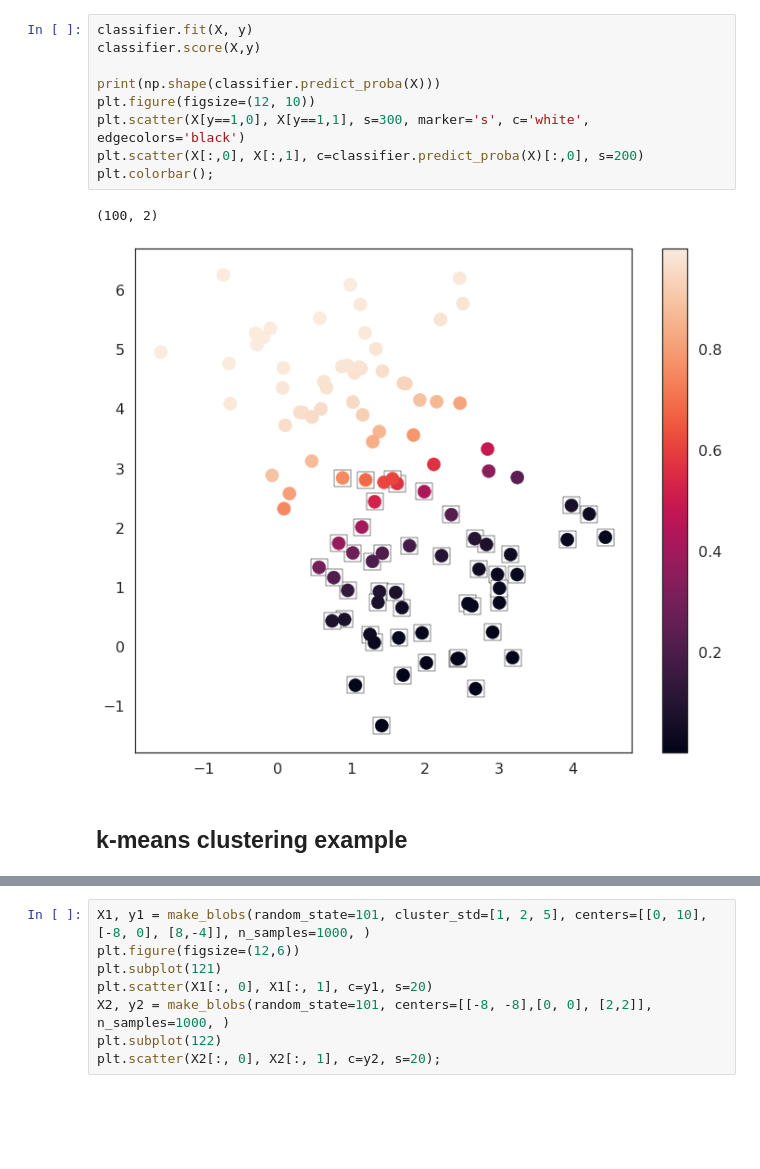
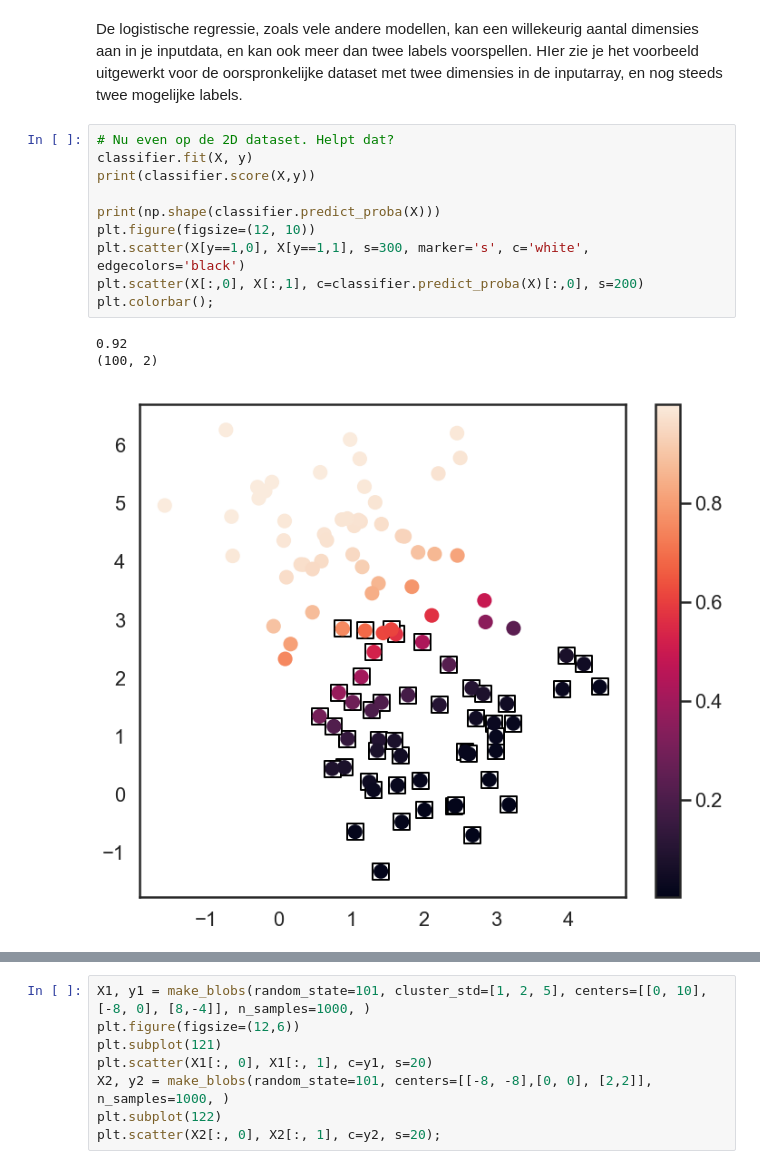
Before and after one commit to harcel/PyDataScienceIntroNL, a Jupyter notebook: Instructie_4.ipynb, the cells around one changed output, grey strips where cells are left out. Drawn from its saved outputs; the diff is of its cells as text; blank space fills up the shorter version.

```diff
--- a/Instructie_4.ipynb
+++ b/Instructie_4.ipynb
@@ -65,14 +98,16 @@ plt.axhline(y=0.5);
+# %% [markdown]
+De logistische regressie, zoals vele andere modellen, kan een willekeurig aantal dimensies aan in je inputdata, en kan ook meer dan twee labels voorspellen. HIer zie je het voorbeeld uitgewerkt voor de oorspronkelijke dataset met twee dimensies in de inputarray, en nog steeds twee mogelijke labels.
 # %%
+# Nu even op de 2D dataset. Helpt dat?
 classifier.fit(X, y)
-classifier.score(X,y)
+print(classifier.score(X,y))
 
 print(np.shape(classifier.predict_proba(X)))
 plt.figure(figsize=(12, 10))
 plt.scatter(X[y==1,0], X[y==1,1], s=300, marker='s', c='white', edgecolors='black')
 plt.scatter(X[:,0], X[:,1], c=classifier.predict_proba(X)[:,0], s=200)
 plt.colorbar();
 # %% [output]
+0.92
 (100, 2)
-[figure, old version]
+[figure, new version]
-# %% [markdown]
-## k-means clustering example
```
Also changed, not shown: parts of 31 cells of this notebook, 1 other file.
